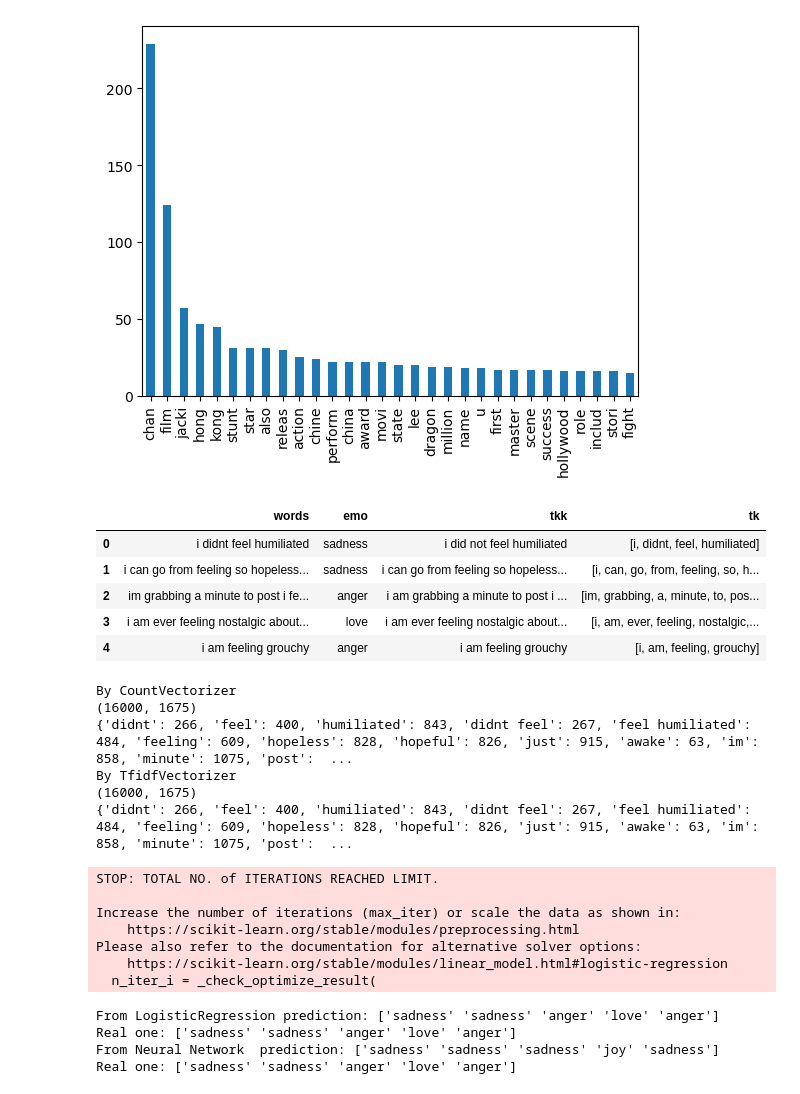
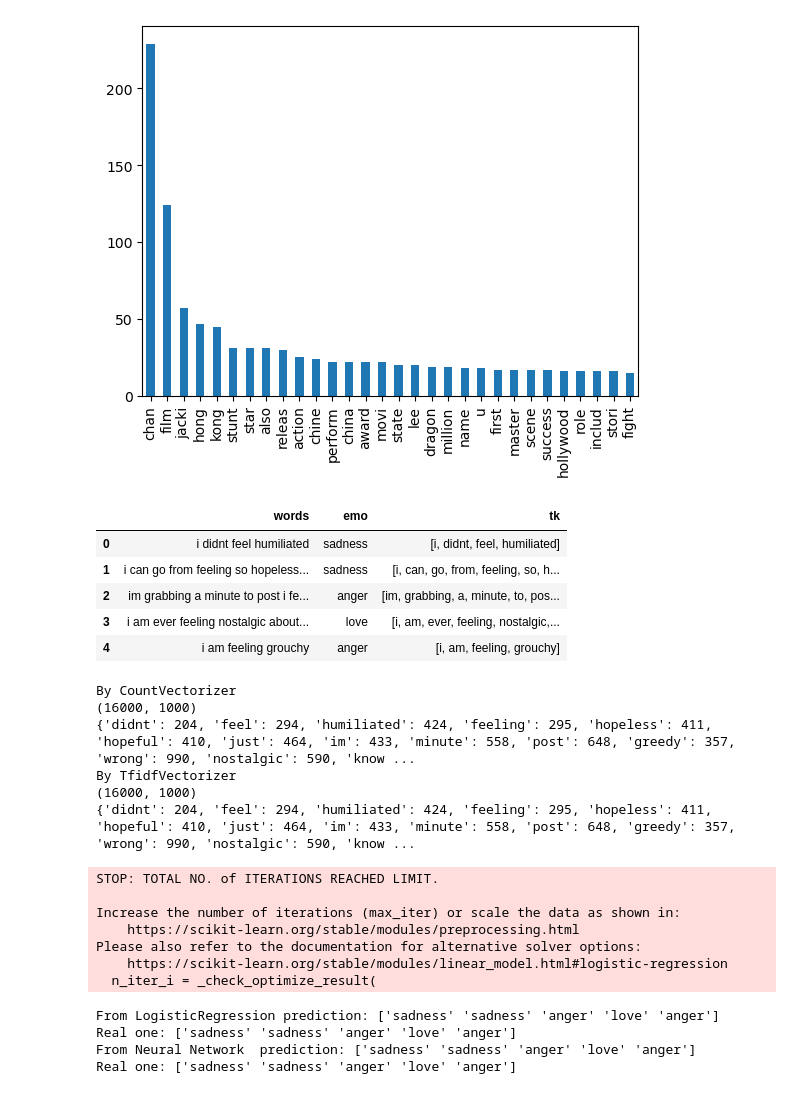
Before and after one commit to lc0312/COSC502, a Jupyter notebook: finalproject_Liu.ipynb, the cells around one changed output. Saved outputs shown, nothing was run; the diff lists cells and outputs as text; code cells hidden in the pictures.

```diff
--- a/finalproject_Liu.ipynb
+++ b/finalproject_Liu.ipynb
@@ -110,50 +110,34 @@ df.plot(kind='bar')
 # %%
 # Q2
 # a)
 import nltk
 import re
 import numpy as np
 import contractions
 import nltk
 
 train = pd.read_csv('D:/emotions/train.txt')
 train[['words', 'emo']] = train['words'].str.split(';', expand=True) # modify text to do easier dataframe.
 
-stop_words = nltk.corpus.stopwords.words('english')
-
-def normalize_document(doc):
-    # lower case and remove special characters\whitespaces
-    doc = re.sub(r'[^a-zA-Z0-9\s]', '', doc, re.I|re.A)
-    doc = doc.lower()
-    doc = doc.strip()
-    doc = contractions.fix(doc)
-
-    return doc
-
-normalize_corpus = np.vectorize(normalize_document)
-
-train['tkk'] = normalize_corpus(list(train['words']))
-
-
 from nltk.tokenize import RegexpTokenizer
 
 regexp = RegexpTokenizer('\w+')
 
 train['tk']=train['words'].apply(regexp.tokenize)
 
 train.head()
 # %% [output]
-|  | words | emo | tkk | tk |
-| 0 | i didnt feel humiliated | sadness | i did not feel humiliated | [i, didnt, feel, humiliated] |
-| 1 | i can go from feeling so hopeless... | sadness | i can go from feeling so hopeless... | [i, can, go, from, feeling, so, h... |
-| 2 | im grabbing a minute to post i fe... | anger | i am grabbing a minute to post i ... | [im, grabbing, a, minute, to, pos... |
-| 3 | i am ever feeling nostalgic about... | love | i am ever feeling nostalgic about... | [i, am, ever, feeling, nostalgic,... |
-| 4 | i am feeling grouchy | anger | i am feeling grouchy | [i, am, feeling, grouchy] |
+|  | words | emo | tk |
+| 0 | i didnt feel humiliated | sadness | [i, didnt, feel, humiliated] |
+| 1 | i can go from feeling so hopeless... | sadness | [i, can, go, from, feeling, so, h... |
+| 2 | im grabbing a minute to post i fe... | anger | [im, grabbing, a, minute, to, pos... |
+| 3 | i am ever feeling nostalgic about... | love | [i, am, ever, feeling, nostalgic,... |
+| 4 | i am feeling grouchy | anger | [i, am, feeling, grouchy] |
 # %%
 # b)
 from sklearn.feature_extraction.text import CountVectorizer
 
-cv= CountVectorizer(ngram_range=(1, 2), min_df=0.001, max_df=0.99, stop_words='english')
+cv= CountVectorizer(max_features=1000, stop_words='english')
 
 train_prc =cv.fit_transform(train['words'])
 
@@ -163,7 +147,7 @@ print (cv.vocabulary_)
 
 from sklearn.feature_extraction.text import TfidfVectorizer
 
-tv = TfidfVectorizer(ngram_range=(1, 2), min_df=0.001, max_df=0.99, stop_words='english')
+tv = TfidfVectorizer(max_features=1000, stop_words='english')
 tv.fit_transform(train['words'])
 vector = tv.transform(train['words'])
 print ('By TfidfVectorizer')
@@ -171,11 +155,11 @@ print(vector.toarray().shape)
 print(tv.vocabulary_)
 # %% [output]
 By CountVectorizer
-(16000, 1675)
-{'didnt': 266, 'feel': 400, 'humiliated': 843, 'didnt feel': 267, 'feel humiliated': 484, 'feeling': 609, 'hopeless': 828, 'hopeful': 826, 'just': 915, 'awake': 63, 'im': 858, 'minute': 1075, 'post':  ...
+(16000, 1000)
+{'didnt': 204, 'feel': 294, 'humiliated': 424, 'feeling': 295, 'hopeless': 411, 'hopeful': 410, 'just': 464, 'im': 433, 'minute': 558, 'post': 648, 'greedy': 357, 'wrong': 990, 'nostalgic': 590, 'know ...
 By TfidfVectorizer
-(16000, 1675)
-{'didnt': 266, 'feel': 400, 'humiliated': 843, 'didnt feel': 267, 'feel humiliated': 484, 'feeling': 609, 'hopeless': 828, 'hopeful': 826, 'just': 915, 'awake': 63, 'im': 858, 'minute': 1075, 'post':  ...
+(16000, 1000)
+{'didnt': 204, 'feel': 294, 'humiliated': 424, 'feeling': 295, 'hopeless': 411, 'hopeful': 410, 'just': 464, 'im': 433, 'minute': 558, 'post': 648, 'greedy': 357, 'wrong': 990, 'nostalgic': 590, 'know ...
 # %%
 # c)
 import pandas as pd
@@ -188,7 +172,7 @@ train[['words', 'emo']] = train['words'].str.split(';', expand=True)
 X_train= train['words'].values
 Y_train = train['emo'].values
 
-tv = TfidfVectorizer(ngram_range=(1, 2), min_df=0.001, max_df=0.999, stop_words='english')
+tv = TfidfVectorizer(max_features=1000, stop_words='english')
 X_train = tv.fit_transform(X_train)
 
 model_re = LogisticRegression()
@@ -199,7 +183,7 @@ y_pred = model_re.predict(X_train[0:5])
 print('From LogisticRegression prediction:', y_pred)
 print ('Real one:', Y_train[0:5])
 
-model_nn = MLPClassifier(hidden_layer_sizes=(5, 2), activation='relu', solver='adam') # low hidden_layer_sizes to make it qucik but low accuracy.
+model_nn = MLPClassifier(hidden_layer_sizes=(16, 4), activation='relu', solver='adam') # low hidden_layer_sizes to make it qucik but low accuracy.
 model_nn.fit(X_train, Y_train)
 
 y_pred = model_nn.predict(X_train[0:5])
@@ -216,6 +200,6 @@ Please also refer to the documentation for alternative solver options:
   n_iter_i = _check_optimize_result(
 From LogisticRegression prediction: ['sadness' 'sadness' 'anger' 'love' 'anger']
 Real one: ['sadness' 'sadness' 'anger' 'love' 'anger']
-From Neural Network  prediction: ['sadness' 'sadness' 'sadness' 'joy' 'sadness']
+From Neural Network  prediction: ['sadness' 'sadness' 'anger' 'love' 'anger']
 Real one: ['sadness' 'sadness' 'anger' 'love' 'anger']
 # %%
```
Also changed, not shown: parts of 10 cells of this notebook.
